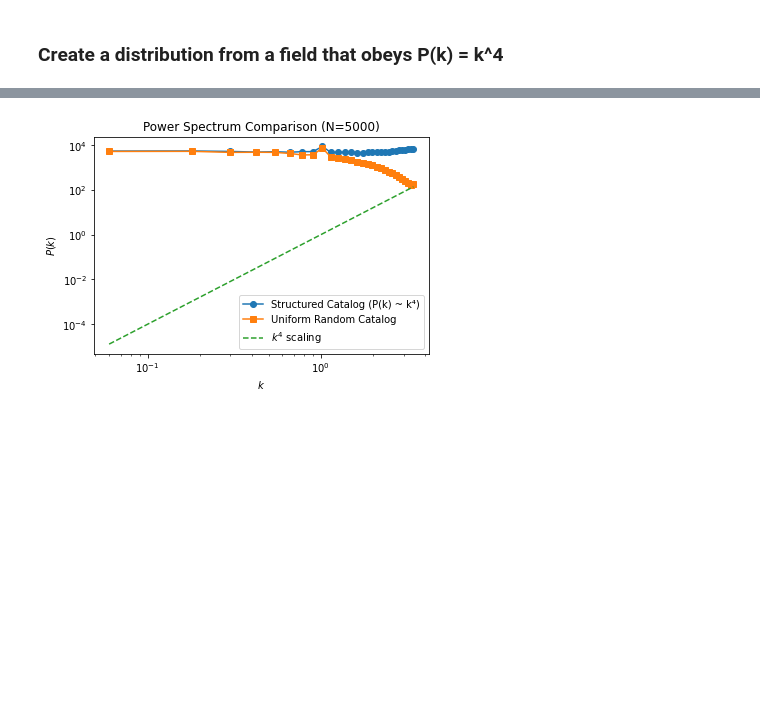
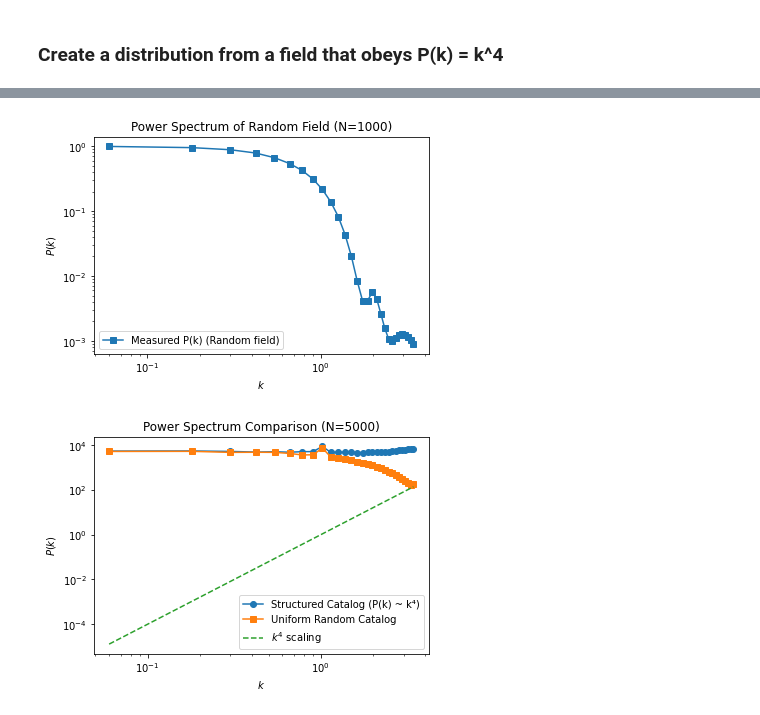
Before and after one commit to FedeDavilaKurban/filbao, a Jupyter notebook: glass.ipynb, the cells around one changed output, grey strips where cells are left out. Saved outputs shown, nothing was run; the diff lists cells and outputs as text; code cells hidden in the pictures; blank space fills up the shorter version.

```diff
--- a/glass.ipynb
+++ b/glass.ipynb
@@ -200,3 +289,70 @@ plt.show()
+# %%
+import numpy as np
+import matplotlib.pyplot as plt
+
+# Parameters
+N = 64  # Grid points per dimension (just for k-space grid)
+L = 100.0  # Box size
+N_points = 1000  # Desired number of points
+
+# Define k-space grid
+k_freq = np.fft.fftfreq(N, d=L/N) * 2 * np.pi  # Convert to physical k
+kx, ky, kz = np.meshgrid(k_freq, k_freq, k_freq, indexing="ij")
+k = np.sqrt(kx**2 + ky**2 + kz**2)
+k[0, 0, 0] = 1  # Avoid division by zero at k=0
+
+# Generate random positions for the points in real space (uniform distribution)
+random_positions = np.random.rand(N_points, 3) * L  # Random x, y, z positions in the box
+
+# Compute the Fourier transform of the point distribution directly
+delta_k_random = np.zeros((N, N, N), dtype=complex)
+
+# For each point, add a Fourier component
+for pos in random_positions:
+    x_idx = pos[0] / L * N
+    y_idx = pos[1] / L * N
+    z_idx = pos[2] / L * N
+    delta_k_random += np.exp(-2j * np.pi * (kx * x_idx + ky * y_idx + kz * z_idx) / L)
+
+# Normalize the Fourier transform
+delta_k_random /= N_points  # Normalize by the number of points
+
+# Compute the power spectrum
+Pk_random = np.abs(delta_k_random)**2  # Power spectrum of random distribution
+
+# Bin the power spectrum of the random field
+k_bins = np.linspace(0, np.max(k), 30)
+k_bin_centers = 0.5 * (k_bins[:-1] + k_bins[1:])
+Pk_random_binned = np.zeros(len(k_bin_centers))
+counts_random = np.zeros(len(k_bin_centers))
+
+# Binning loop for random field
+for i in range(N):
+    for j in range(N):
+        for l in range(N):
+            k_val = k[i, j, l]
+            bin_idx = np.digitize(k_val, k_bins) - 1
+            if 0 <= bin_idx < len(Pk_random_binned):
+                Pk_random_binned[bin_idx] += Pk_random[i, j, l]
+                counts_random[bin_idx] += 1
+
+Pk_random_binned /= counts_random  # Normalize by the count of modes in each bin
+
+# Calculate the mean density of the sample
+mean_density = N_points / L**3
+
+# Plot the power spectrum
+fig, ax = plt.subplots(figsize=(6, 4))
+ax.plot(k_bin_centers, Pk_random_binned, 's-', label="Measured P(k) (Random field)")  # No mean_density for random field
+ax.set_xscale('log')
+ax.set_yscale('log')
+ax.set_xlabel(r'$k$')
+ax.set_ylabel(r'$P(k)$')
+ax.set_title(f"Power Spectrum of Random Field (N={N_points})")
+ax.legend()
+plt.show()
+# %% [output]
+[figure, added]
 # %%
 import numpy as np
 import matplotlib.pyplot as plt
```
Also changed, not shown: parts of 2 cells of this notebook, 2 other files.
